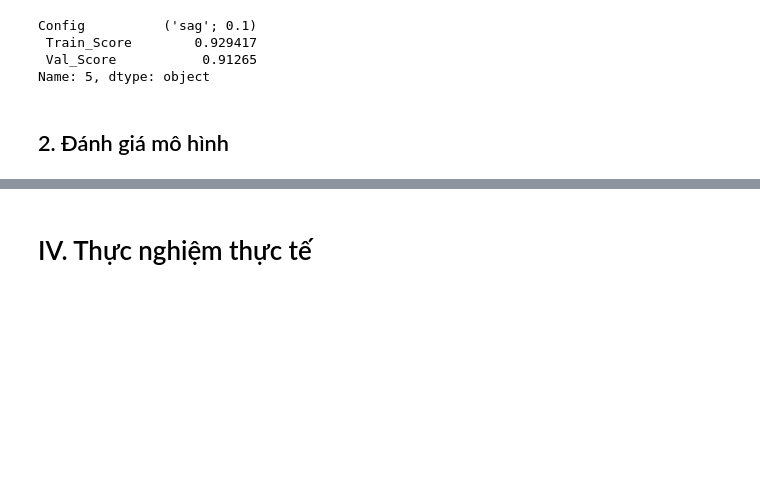
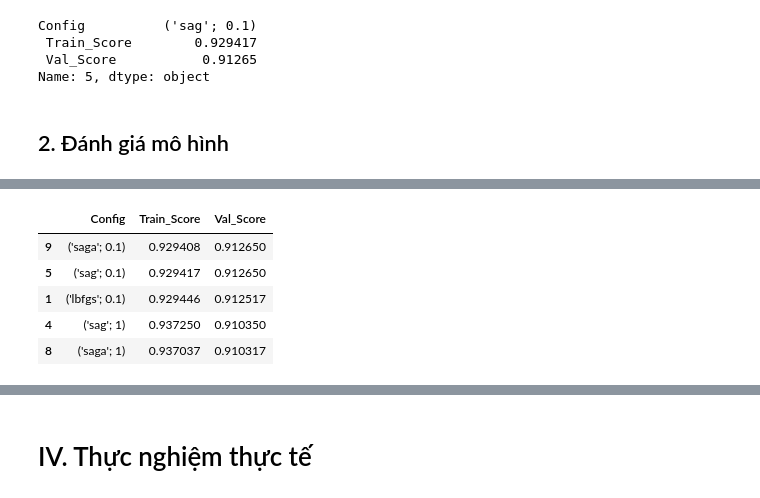
Before and after one commit to StrugVN/TKMTUD_HMM, a Jupyter notebook: DoAn2.ipynb, the cells around one changed output, grey strips where cells are left out. Saved outputs shown, nothing was run; the diff lists cells and outputs as text; code cells hidden in the pictures; blank space fills up the shorter version.

```diff
--- a/DoAn2.ipynb
+++ b/DoAn2.ipynb
@@ -448,0 +467,9 @@ Out-sample match:  91.83 %
+# %%
+rescaled_result.sort_values(by=[' Val_Score'], ascending=False).head()
+# %% [output]
+|  | Config | Train_Score | Val_Score |
+| 9 | ('saga'; 0.1) | 0.929408 | 0.912650 |
+| 5 | ('sag'; 0.1) | 0.929417 | 0.912650 |
+| 1 | ('lbfgs'; 0.1) | 0.929446 | 0.912517 |
+| 4 | ('sag'; 1) | 0.937250 | 0.910350 |
+| 8 | ('saga'; 1) | 0.937037 | 0.910317 |
```
Also changed, not shown: parts of 17 cells of this notebook, 5 other files.
